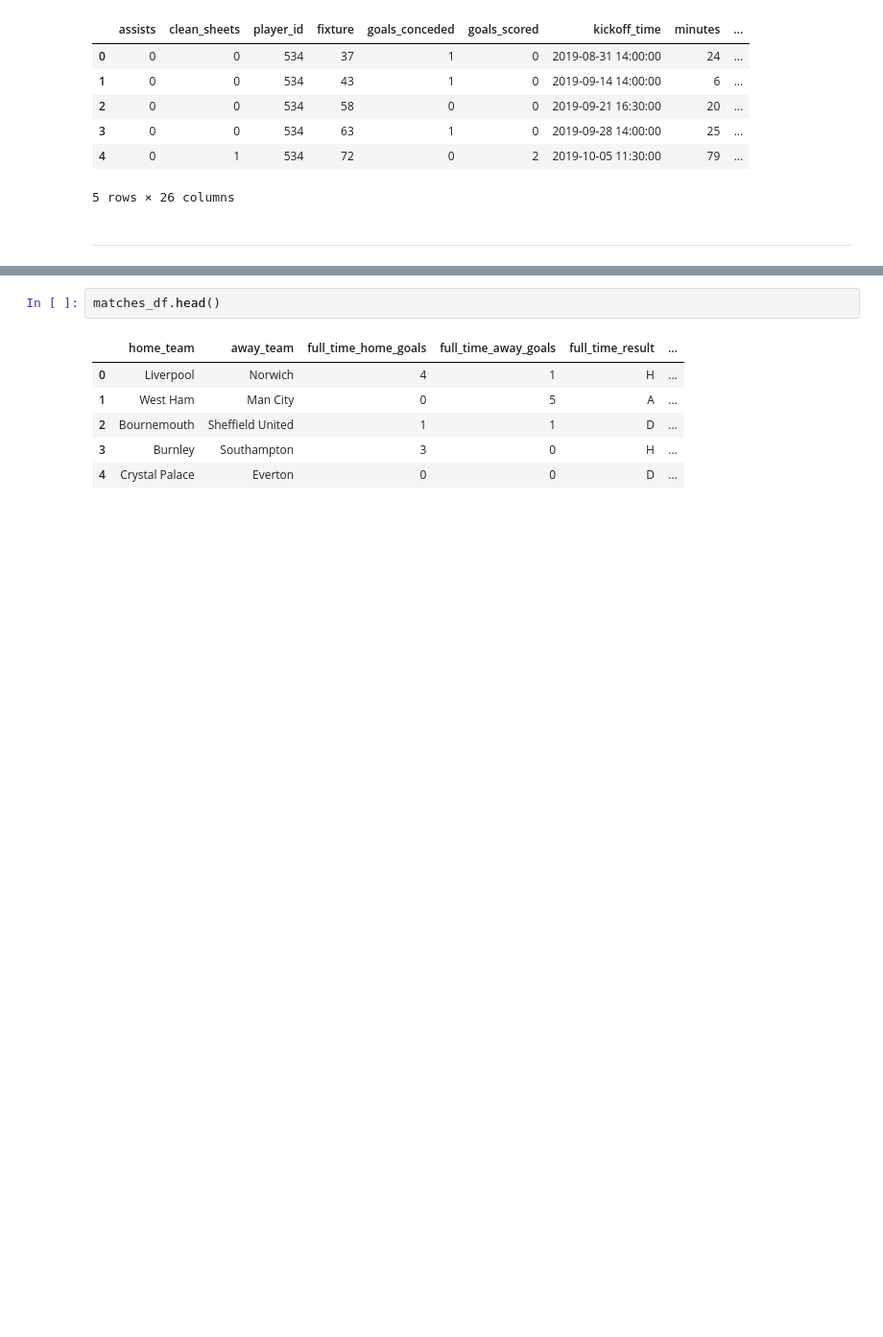
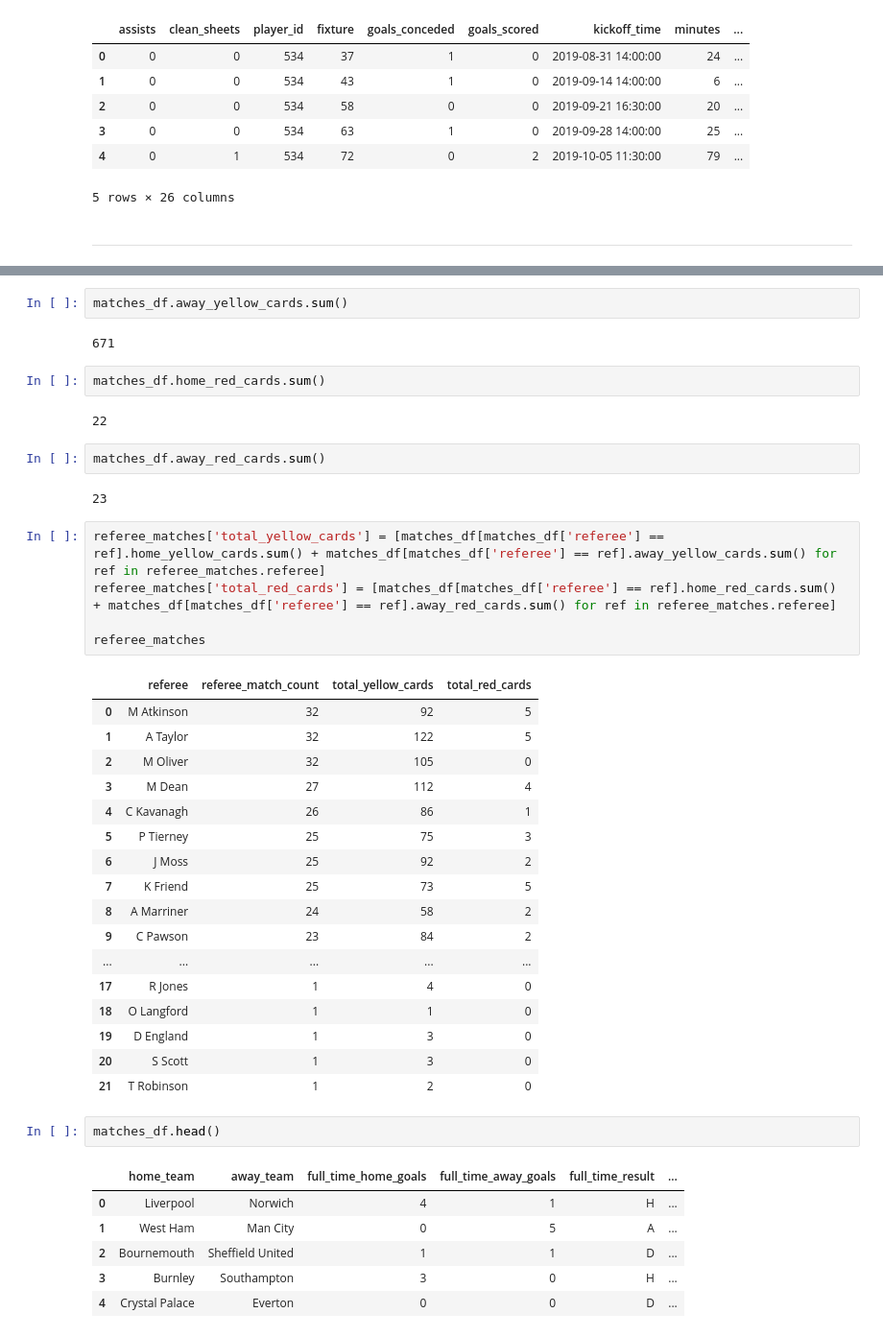
Before and after one commit to CharlesPeterMcCarthy/english-premier-league-2019-2020-statistical-analysis, a Jupyter notebook: epl-2019-2020.ipynb, the cells around one changed output, grey strips where cells are left out. Shown at 96% size. Drawn from its saved outputs; the diff is of its cells as text; blank space fills up the shorter version.

```diff
--- a/epl-2019-2020.ipynb
+++ b/epl-2019-2020.ipynb
@@ -1421,3 +1457,38 @@ goals_df
+# %%
+matches_df.away_yellow_cards.sum()
+# %% [output]
+671
+# %%
+matches_df.home_red_cards.sum()
+# %% [output]
+22
+# %%
+matches_df.away_red_cards.sum()
+# %% [output]
+23
+# %%
+referee_matches['total_yellow_cards'] = [matches_df[matches_df['referee'] == ref].home_yellow_cards.sum() + matches_df[matches_df['referee'] == ref].away_yellow_cards.sum() for ref in referee_matches.referee]
+referee_matches['total_red_cards'] = [matches_df[matches_df['referee'] == ref].home_red_cards.sum() + matches_df[matches_df['referee'] == ref].away_red_cards.sum() for ref in referee_matches.referee]
+
+referee_matches
+# %% [output]
+|  | referee | referee_match_count | total_yellow_cards | total_red_cards |
+| 0 | M Atkinson | 32 | 92 | 5 |
+| 1 | A Taylor | 32 | 122 | 5 |
+| 2 | M Oliver | 32 | 105 | 0 |
+| 3 | M Dean | 27 | 112 | 4 |
+| 4 | C Kavanagh | 26 | 86 | 1 |
+| 5 | P Tierney | 25 | 75 | 3 |
+| 6 | J Moss | 25 | 92 | 2 |
+| 7 | K Friend | 25 | 73 | 5 |
+| 8 | A Marriner | 24 | 58 | 2 |
+| 9 | C Pawson | 23 | 84 | 2 |
+| ... | ... | ... | ... | ... |
+| 17 | R Jones | 1 | 4 | 0 |
+| 18 | O Langford | 1 | 1 | 0 |
+| 19 | D England | 1 | 3 | 0 |
+| 20 | S Scott | 1 | 3 | 0 |
+| 21 | T Robinson | 1 | 2 | 0 |
 # %%
 matches_df.head()
 # %% [output]
```
Also changed, not shown: parts of 7 cells of this notebook.
